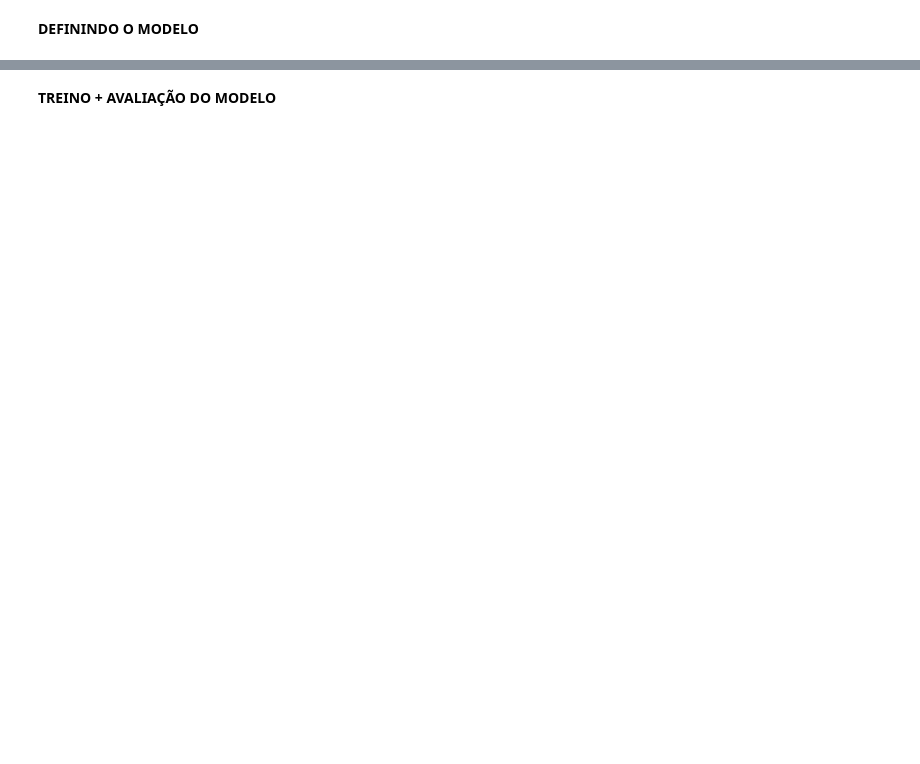
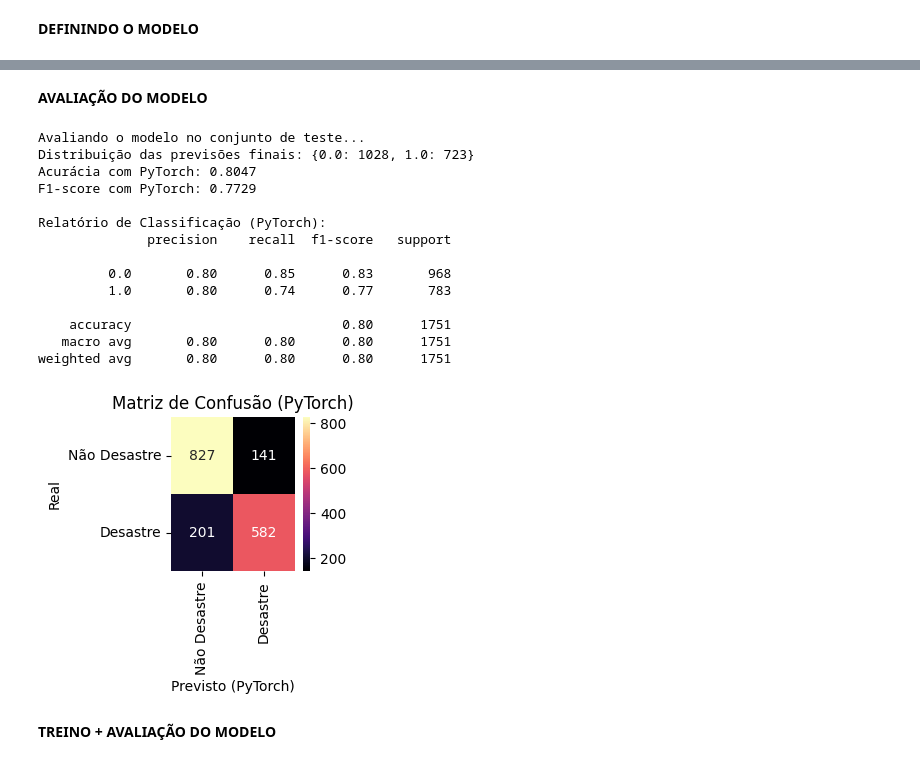
Before and after one commit to Roger-Quinelato/Veggie, a Jupyter notebook: roger-quinelato-ciia.ipynb, the cells around one changed output, grey strips where cells are left out. Saved outputs shown, nothing was run; the diff lists cells and outputs as text; code cells hidden in the pictures; blank space fills up the shorter version.

```diff
--- a/roger-quinelato-ciia.ipynb
+++ b/roger-quinelato-ciia.ipynb
@@ -103,9 +115,5 @@ embedding_model = SentenceTransformer(model_name)
 # Gerar os embeddings
 x_train_embeddings = embedding_model.encode(x_train, convert_to_tensor=True)
 x_test_embeddings = embedding_model.encode(x_test, convert_to_tensor=True)
-
-# Converter para tensores PyTorch (já estão como tensores após o encode)
-x_train_embeddings = x_train_embeddings.float()
-x_test_embeddings = x_test_embeddings.float()
 y_train_tensor = torch.tensor(y_train.values).float().unsqueeze(1)
 y_test_tensor = torch.tensor(y_test.values).float().unsqueeze(1)
@@ -142,16 +143,17 @@ Distribuição no dataset de treino: {0.0: 3373, 1.0: 2488}
 # %% [markdown]
 **DEFININDO O MODELO**
 # %%
-
 class SimpleClassifier(nn.Module):
     def __init__(self, input_dim):
         super(SimpleClassifier, self).__init__()
         self.fc1 = nn.Linear(input_dim, 128)
         self.batch_norm1 = nn.BatchNorm1d(128)
-        self.relu = nn.LeakyReLU()
+        self.relu = nn.ReLU()
         self.dropout = nn.Dropout(0.4)
+        self.dropout1 = nn.Dropout(0.4)
+        self.fc2 = nn.Linear(128, 1)
 
-        self.fc2 = nn.Linear(128, 64)  # ADICIONADO: Camada intermediária
+        self.fc2 = nn.Linear(128, 64)
         self.batch_norm2 = nn.BatchNorm1d(64)
         self.dropout2 = nn.Dropout(0.2)
 
@@ -160,13 +162,11 @@ class SimpleClassifier(nn.Module):
 
         self._initialize_weights()
 
-
     def _initialize_weights(self):
         for m in self.modules():
             if isinstance(m, nn.Linear):
                 nn.init.xavier_uniform_(m.weight)
                 nn.init.constant_(m.bias, 0)
-
 
     def forward(self, x):
         x = self.fc1(x)
@@ -182,6 +182,3 @@ class SimpleClassifier(nn.Module):
         x = self.fc3(x)
         x = self.sigmoid(x)
         return x
-
-input_dim = x_train_embeddings.shape[1]
-model = SimpleClassifier(input_dim)
@@ -360,2 +244,63 @@ AttributeError: 'SimpleClassifier' object has no attribute 'dropout1'
+# %% [markdown]
+**AVALIAÇÃO DO MODELO**
+# %%
+print("\nAvaliando o modelo no conjunto de teste...")
+model.eval()
+all_preds = []
+all_labels = []
+
+with torch.no_grad():
+    for embeddings, labels in test_loader:
+        embeddings, labels = embeddings.to(device), labels.to(device)
+        outputs = model(embeddings)
+        preds = (outputs > 0.4462).float()
+        all_preds.extend(preds.cpu().numpy())
+        all_labels.extend(labels.cpu().numpy())
+
+all_preds = np.array(all_preds)
+all_labels = np.array(all_labels)
+
+unique_preds, counts_preds = np.unique(all_preds, return_counts=True)
+print(f"Distribuição das previsões finais: {dict(zip(unique_preds, counts_preds))}")
+
+# Calculando métricas
+
+accuracy = accuracy_score(all_labels, all_preds)
+f1_pytorch = f1_score(all_labels, all_preds)
+
+print(f'Acurácia com PyTorch: {accuracy:.4f}')
+print(f'F1-score com PyTorch: {f1_pytorch:.4f}')
+
+print('\nRelatório de Classificação (PyTorch):')
+print(classification_report(all_labels, all_preds))
+
+# Matrix de confusão
+
+cm_pytorch = confusion_matrix(all_labels, all_preds)
+plt.figure(figsize=(2,2))
+sns.heatmap(cm_pytorch, annot=True, fmt='d', cmap='magma',
+            xticklabels=['Não Desastre', 'Desastre'],
+            yticklabels=['Não Desastre', 'Desastre'])
+
+plt.xlabel('Previsto (PyTorch)')
+plt.ylabel('Real')
+plt.title('Matriz de Confusão (PyTorch)')
+plt.show()
+# %% [output]
+Avaliando o modelo no conjunto de teste...
+Distribuição das previsões finais: {0.0: 1028, 1.0: 723}
+Acurácia com PyTorch: 0.8047
+F1-score com PyTorch: 0.7729
+
+Relatório de Classificação (PyTorch):
+              precision    recall  f1-score   support
+
+         0.0       0.80      0.85      0.83       968
+         1.0       0.80      0.74      0.77       783
+
+    accuracy                           0.80      1751
+   macro avg       0.80      0.80      0.80      1751
+weighted avg       0.80      0.80      0.80      1751
+[figure, added]
 # %% [markdown]
 **TREINO + AVALIAÇÃO DO MODELO**
```
Also changed, not shown: parts of 21 cells of this notebook.
